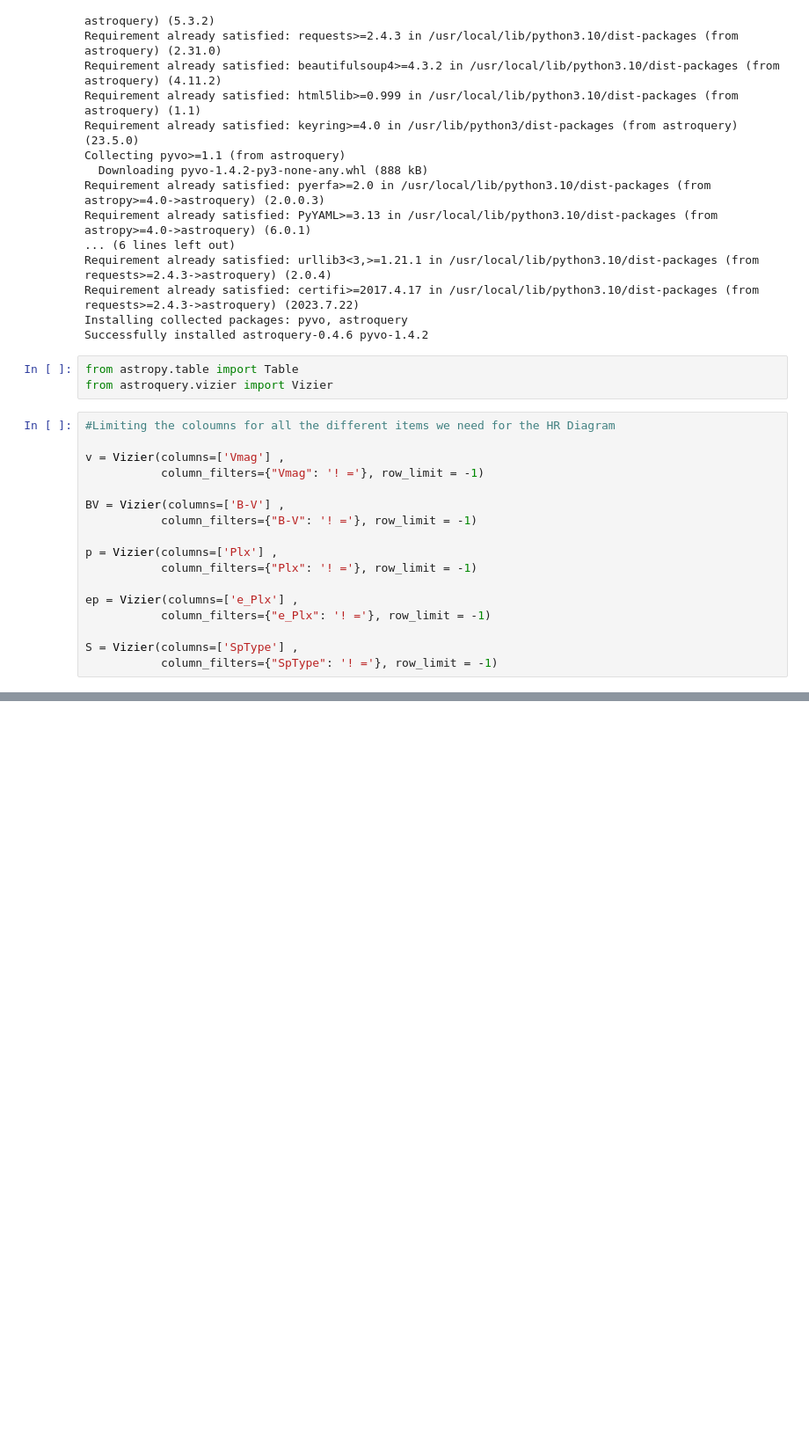
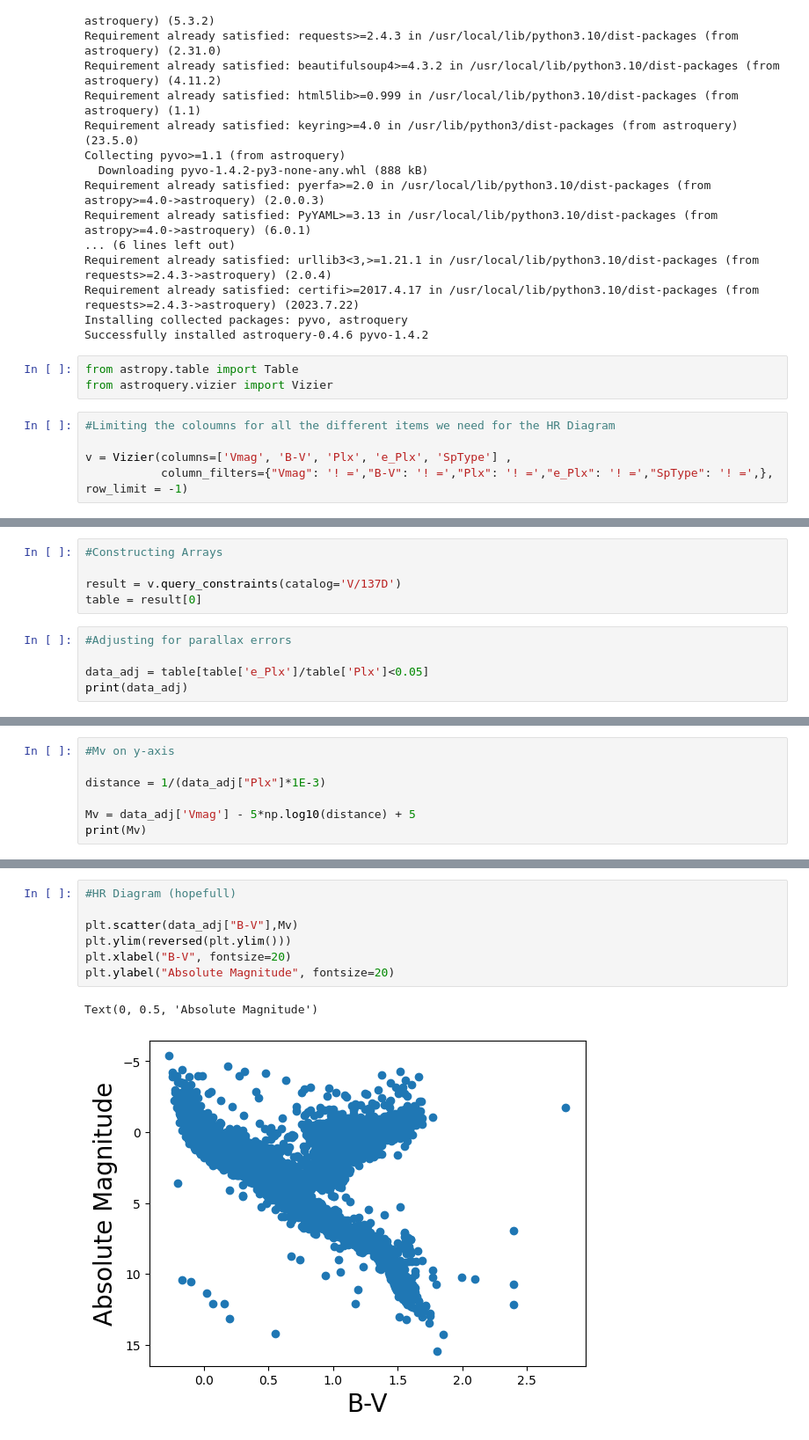
Before and after one commit to RandleRaccoon/PHYS_3025, a Jupyter notebook: Homework_1_code.ipynb, the cells around one changed output, grey strips where cells are left out. Shown at 88% size. Saved outputs shown, nothing was run; the diff lists cells and outputs as text; blank space fills up the shorter version.

```diff
--- a/Homework_1_code.ipynb
+++ b/Homework_1_code.ipynb
@@ -46,17 +46,5 @@ from astroquery.vizier import Vizier
 # %%
 #Limiting the coloumns for all the different items we need for the HR Diagram
 
-v = Vizier(columns=['Vmag'] ,
-           column_filters={"Vmag": '! ='}, row_limit = -1)
-
-BV = Vizier(columns=['B-V'] ,
-           column_filters={"B-V": '! ='}, row_limit = -1)
-
-p = Vizier(columns=['Plx'] ,
-           column_filters={"Plx": '! ='}, row_limit = -1)
-
-ep = Vizier(columns=['e_Plx'] ,
-           column_filters={"e_Plx": '! ='}, row_limit = -1)
-
-S = Vizier(columns=['SpType'] ,
-           column_filters={"SpType": '! ='}, row_limit = -1)
+v = Vizier(columns=['Vmag', 'B-V', 'Plx', 'e_Plx', 'SpType'] ,
+           column_filters={"Vmag": '! =',"B-V": '! =',"Plx": '! =',"e_Plx": '! =',"SpType": '! =',}, row_limit = -1)
@@ -79,0 +51,10 @@ SpType = result_e[0]['SpType'].data.data
+# %%
+#Constructing Arrays
+
+result = v.query_constraints(catalog='V/137D')
+table = result[0]
+# %%
+#Adjusting for parallax errors
+
+data_adj = table[table['e_Plx']/table['Plx']<0.05]
+print(data_adj)
@@ -79,0 +79,7 @@ SpType = result_e[0]['SpType'].data.data
+# %%
+#Mv on y-axis
+
+distance = 1/(data_adj["Plx"]*1E-3)
+
+Mv = data_adj['Vmag'] - 5*np.log10(distance) + 5
+print(Mv)
@@ -79,0 +104,10 @@ SpType = result_e[0]['SpType'].data.data
+# %%
+#HR Diagram (hopefull)
+
+plt.scatter(data_adj["B-V"],Mv)
+plt.ylim(reversed(plt.ylim()))
+plt.xlabel("B-V", fontsize=20)
+plt.ylabel("Absolute Magnitude", fontsize=20)
+# %% [output]
+Text(0, 0.5, 'Absolute Magnitude')
+[figure, added]
```
Also changed, not shown: parts of 3 cells of this notebook.
